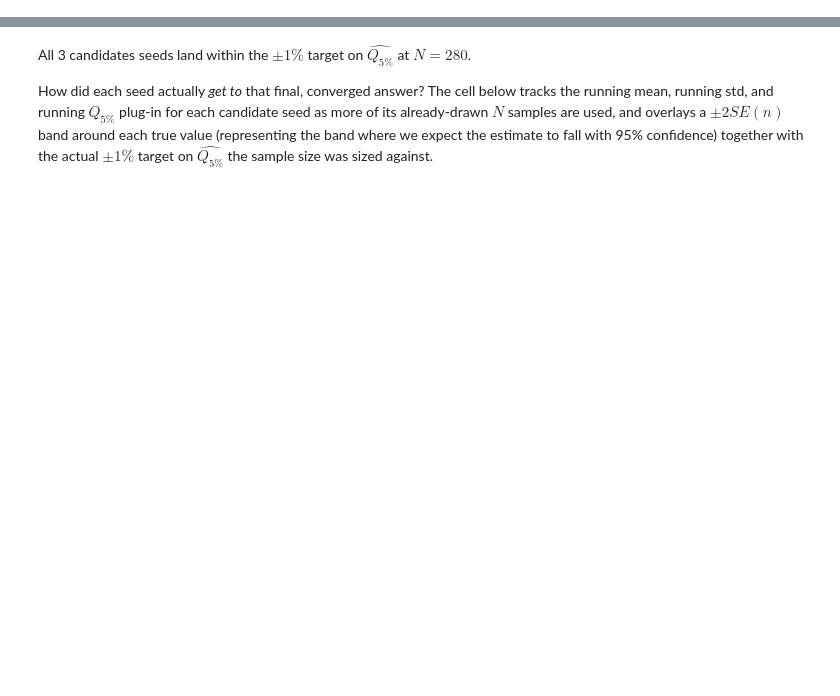
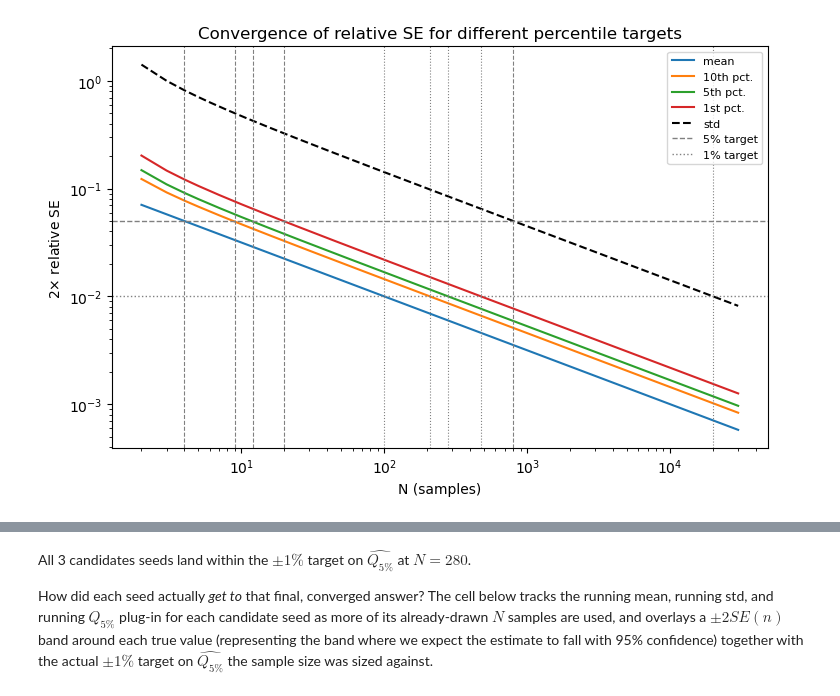
Before and after one commit to fmamitrotta/progressive-damage-uq-jupyter, a Jupyter notebook: notebooks/02_monte_carlo_fiber_strength.ipynb, the cells around one changed output, grey strips where cells are left out. Saved outputs shown, nothing was run; the diff lists cells and outputs as text; code cells hidden in the pictures; blank space fills up the shorter version.

```diff
--- a/notebooks/02_monte_carlo_fiber_strength.ipynb
+++ b/notebooks/02_monte_carlo_fiber_strength.ipynb
@@ -656,0 +486,100 @@ for seed in CANDIDATE_SEEDS:
+# %%
+K_CONF = 2.0        # k=2, the ~95% confidence-level convention used throughout this notebook
+TARGET_RELS = [0.05, 0.01]  # error targets compared side by side below
+
+
+def q_p(z_p):
+    """Q_p = mu + z_p*sigma - the closed-form p-th percentile of X_T (and, via A*Q_p, of
+    F_peak too)."""
+    return MU + z_p * SIGMA
+
+
+def relse_mean(N):
+    """Relative SE of the sample mean: SE(mean)/mu = CoV/sqrt(N) (Ahn & Fessler, Sec. II-A)."""
+    return (SIGMA / MU) / np.sqrt(N)
+
+
+def relse_std(N):
+    """Relative SE of the sample std: SE(std)/sigma ~ 1/sqrt(2*(N-1)) (Ahn & Fessler, Sec.
+    II-C, eq. 3; valid for N > 10, undefined at N=1 since a sample std needs at least 2 points)."""
+    return 1.0 / np.sqrt(2 * (N - 1))
+
+
+def relse_q_p(N, z_p):
+    """Relative SE of Q_p_hat for an arbitrary target z_p, combining the two SEs above in
+    quadrature (see the derivation above)."""
+    Qp = q_p(z_p)
+    w_mu = MU / Qp
+    w_sigma = z_p * SIGMA / Qp
+    return np.hypot(w_mu * relse_mean(N), w_sigma * relse_std(N))
+
+
+def required_n(z_p, target_rel, k=K_CONF, n_max=200_000):
+    """Smallest N with k*relSE(Q_p_hat) <= target_rel, for the given target z_p."""
+    n = 3
+    while k * relse_q_p(n, z_p) > target_rel and n < n_max:
+        n += 1
+    return n
+
+
+def required_n_std(target_rel, k=K_CONF, n_max=200_000):
+    """Smallest N with k*relSE(std) <= target_rel - the sample size needed to pin down sigma
+    itself to the same tolerance, on the same terms as required_n above pins down a
+    percentile."""
+    n = 3
+    while k * relse_std(n) > target_rel and n < n_max:
+        n += 1
+    return n
+
+
+# Four percentile targets compared on equal footing: the mean itself (z_p=0, i.e. Q_p=mu) and
+# three lower-tail percentiles. Deeper into the tail (more negative z_p) should need a larger
+# N, since sigma's weight w_sigma(z_p) grows with |z_p| (see the derivation above). Plain-text
+# labels throughout (not a math symbol) so the printed tables below read in plain English.
+TARGETS = {"mean": 0.0, "10th pct.": Z_P["10%"], "5th pct.": Z_P["5%"], "1st pct.": Z_P["1%"]}
+LINESTYLES = {0.01: ":", 0.05: "--"}  # one linestyle per target tolerance, shared between the
+                                       # plot's dashed/dotted lines and the printed tables below
+
+N_grid = np.arange(2, 30_001)
+fig, ax = plt.subplots(figsize=(7.5, 5))
+for label, z_p in TARGETS.items():
+    rel_se = K_CONF * np.array([relse_q_p(n, z_p) for n in N_grid])
+    ax.loglog(N_grid, rel_se, label=label)
+
+# The standard deviation's own relative SE, plotted the same way but NOT folded into any
+# percentile estimator - this is the cost of pinning down the scatter itself, shown for
+# comparison against every percentile curve above.
+rel_se_std = K_CONF * np.array([relse_std(n) for n in N_grid])
+ax.loglog(N_grid, rel_se_std, color="k", ls="--", label="std")
+
+# required_n_by_target[target_rel][label] = smallest N hitting that target for that quantity,
+# computed once for BOTH the 1% target this notebook commits to and a looser 5% target, so the
+# plot and the printed tables below can show the effect of loosening the tolerance on its own,
+# separately from the effect of moving to a deeper percentile.
+required_n_by_target = {
+    t: {label: required_n(z_p, t) for label, z_p in TARGETS.items()} for t in TARGET_RELS
+}
+required_n_std_by_target = {t: required_n_std(t) for t in TARGET_RELS}
+
+for t in TARGET_RELS:
+    ls = LINESTYLES[t]
+    ax.axhline(t, color="gray", ls=ls, lw=1, label=f"{t:.0%} target")
+    for n_req in required_n_by_target[t].values():
+        ax.axvline(n_req, color="gray", ls=ls, lw=0.8)
+    ax.axvline(required_n_std_by_target[t], color="gray", ls=ls, lw=0.8)
+
+ax.set_xlabel("N (samples)")
+ax.set_ylabel(f"{K_CONF:.0f}" + r"$\times$ relative SE")
+ax.set_title("Convergence of relative SE for different percentile targets")
+ax.legend(fontsize=8)
+fig.tight_layout()
+plt.show()
+
+for t in TARGET_RELS:
+    print(f"Required N for {K_CONF:.0f}*relSE <= {t:.0%}, by target:")
+    for label, n_req in required_n_by_target[t].items():
+        print(f"  {label:15s}: N = {n_req}")
+    print(f"  {'std':15s}: N = {required_n_std_by_target[t]}")
+    print()
+# %% [output]
+[figure, added]
```
Also changed, not shown: parts of 147 cells of this notebook, 2 other files.
